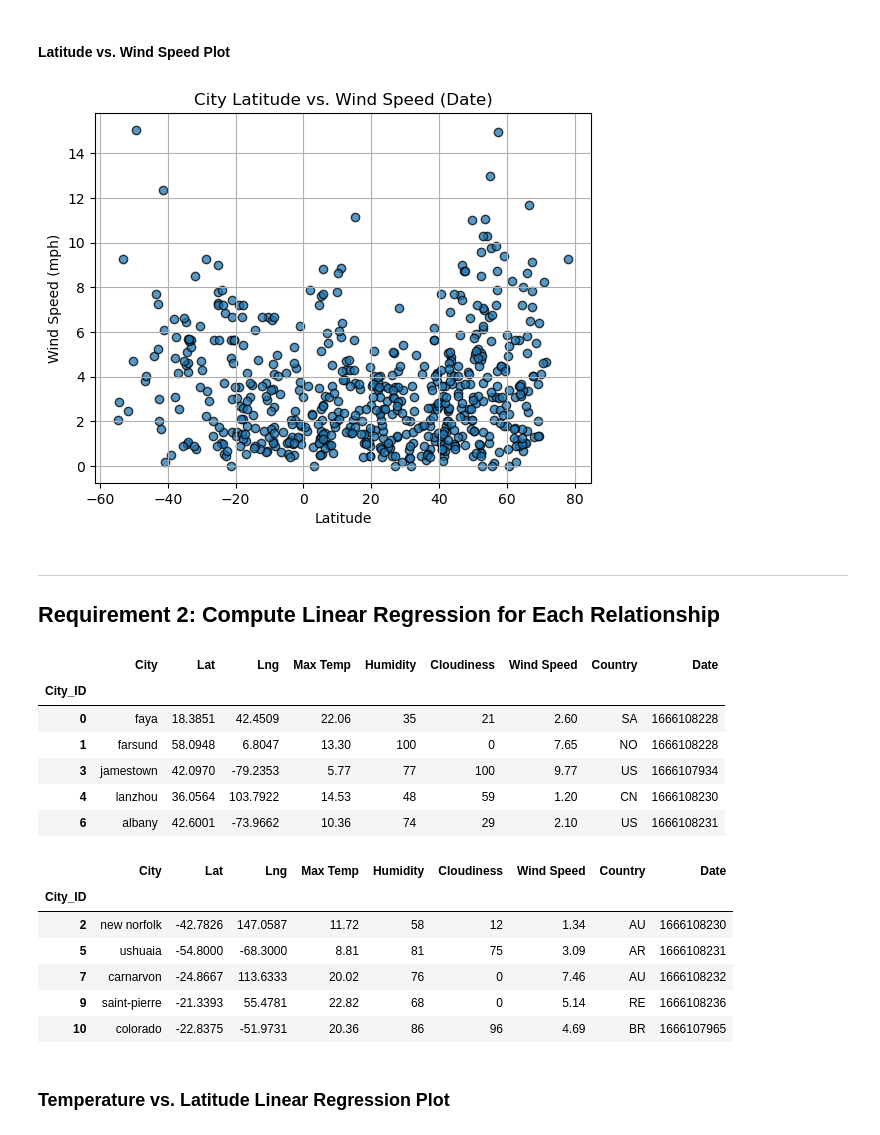
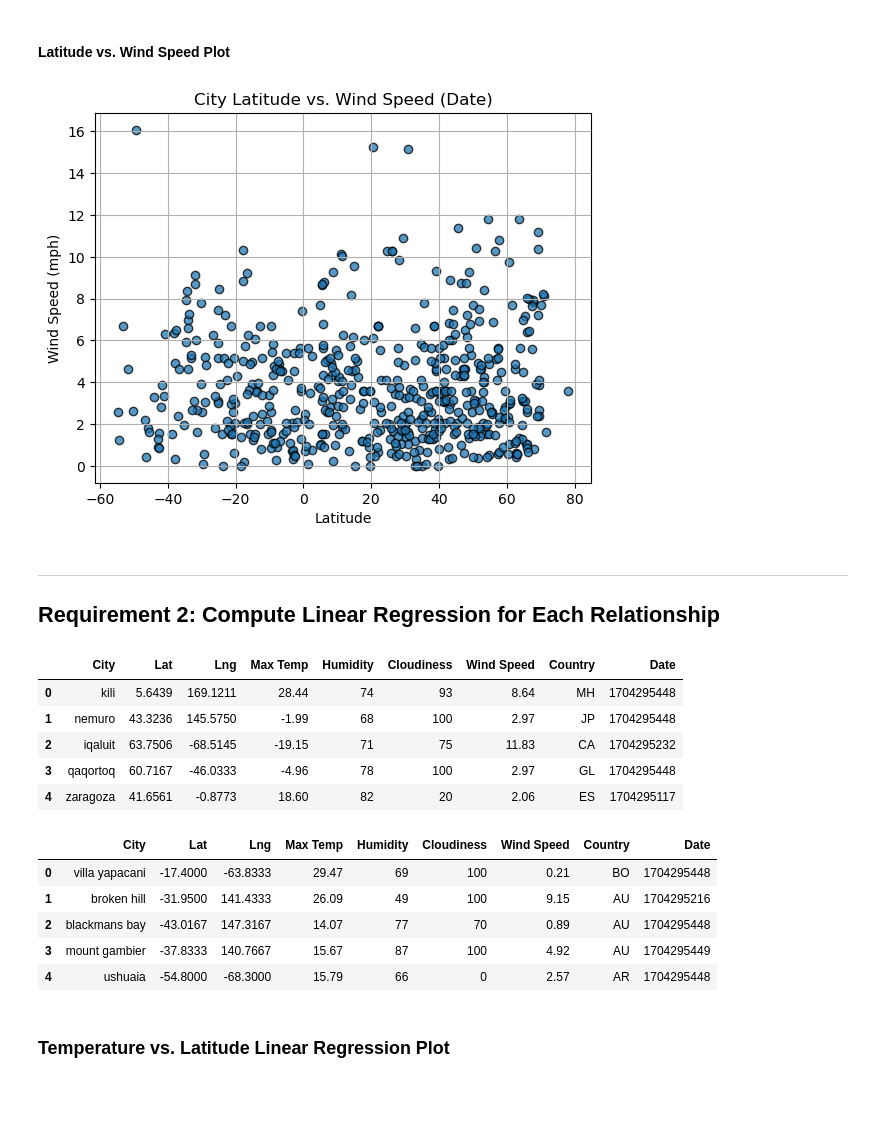
Before and after one commit to Thuwaiba2/Python-api-challenge, a Jupyter notebook: WeatherPy/WeatherPy - Copy (2).ipynb, the cells around one changed output. Drawn from its saved outputs; the diff is of its cells as text; code cells hidden in the pictures; blank space fills up the shorter version.

```diff
--- a/WeatherPy/WeatherPy - Copy (2).ipynb
+++ b/WeatherPy/WeatherPy - Copy (2).ipynb
@@ -55,8 +53,10 @@ Number of cities in the list: 609
 
 ### Use the OpenWeatherMap API to retrieve weather data from the cities list generated in the started code
 # %%
+import requests
+
 # Set the API base URL
-url = "https://api.openweathermap.org/data/2.5/weather?"
+url = "http://api.openweathermap.org/data/2.5/weather?"
 
 # Define an empty list to fetch the weather data for each city
 city_data = []
@@ -78,9 +78,10 @@ for i, city in enumerate(cities):
         record_count = 0
 
     # Create endpoint URL with each city
-    city_url = city_url = f"{url}q={city}&appid={weather_api_key}"
+   # city_url = f"{url}&q={city}&appid={weather_api_key}"
+    city_url = f"{url}appid={weather_api_key}&q={city}&units={units}"
 
-
+    units = "metric"
     # Log the url, record, and set numbers
     print("Processing Record %s of Set %s | %s" % (record_count, set_count, city))
 
@@ -250,11 +253,10 @@ plt.show()
 #### Latitude vs. Wind Speed Plot
 # %%
 # Build the scatter plots for latitude vs. wind speed
-# YOUR CODE HERE
+wind_speeds = [city["Wind Speed"] for city in city_data]
 plt.scatter(latitudes, wind_speeds, edgecolors="black", marker="o", alpha=0.75)
 
 # Incorporate the other graph properties
-# YOUR CODE HERE
 plt.title("City Latitude vs. Wind Speed (Date)")
 plt.xlabel("Latitude")
 plt.ylabel("Wind Speed (mph)")
@@ -265,7 +267,7 @@ plt.grid(True)
 # Show plot
 plt.show()
 # %% [output]
-[figure, old version]
+[figure, new version]
 # %% [markdown]
 ---
 
@@ -275,30 +282,27 @@ pe_slope, pe_int, pe_r, pe_p, pe_std_err = stats.linregress(year, petrol_electri
 # %%
 # Create a DataFrame with the Northern Hemisphere data (Latitude >= 0)
-# YOUR CODE HERE
-
+northern_hemi_df = pd.DataFrame([city for city in city_data if city["Lat"] >= 0])
 # Display sample data
 northern_hemi_df.head()
 # %% [output]
 |  | City | Lat | Lng | Max Temp | Humidity | Cloudiness | Wind Speed | Country | Date |
-| City_ID |  |  |  |  |  |  |  |  |  |
-| 0 | faya | 18.3851 | 42.4509 | 22.06 | 35 | 21 | 2.60 | SA | 1666108228 |
-| 1 | farsund | 58.0948 | 6.8047 | 13.30 | 100 | 0 | 7.65 | NO | 1666108228 |
-| 3 | jamestown | 42.0970 | -79.2353 | 5.77 | 77 | 100 | 9.77 | US | 1666107934 |
-| 4 | lanzhou | 36.0564 | 103.7922 | 14.53 | 48 | 59 | 1.20 | CN | 1666108230 |
-| 6 | albany | 42.6001 | -73.9662 | 10.36 | 74 | 29 | 2.10 | US | 1666108231 |
+| 0 | kili | 5.6439 | 169.1211 | 28.44 | 74 | 93 | 8.64 | MH | 1704295448 |
+| 1 | nemuro | 43.3236 | 145.5750 | -1.99 | 68 | 100 | 2.97 | JP | 1704295448 |
+| 2 | iqaluit | 63.7506 | -68.5145 | -19.15 | 71 | 75 | 11.83 | CA | 1704295232 |
+| 3 | qaqortoq | 60.7167 | -46.0333 | -4.96 | 78 | 100 | 2.97 | GL | 1704295448 |
+| 4 | zaragoza | 41.6561 | -0.8773 | 18.60 | 82 | 20 | 2.06 | ES | 1704295117 |
 # %%
 # Create a DataFrame with the Southern Hemisphere data (Latitude < 0)
-# YOUR CODE HERE
+southern_hemi_df = pd.DataFrame([city for city in city_data if city["Lat"] < 0])
 
 # Display sample data
 southern_hemi_df.head()
 # %% [output]
 |  | City | Lat | Lng | Max Temp | Humidity | Cloudiness | Wind Speed | Country | Date |
-| City_ID |  |  |  |  |  |  |  |  |  |
-| 2 | new norfolk | -42.7826 | 147.0587 | 11.72 | 58 | 12 | 1.34 | AU | 1666108230 |
-| 5 | ushuaia | -54.8000 | -68.3000 | 8.81 | 81 | 75 | 3.09 | AR | 1666108231 |
-| 7 | carnarvon | -24.8667 | 113.6333 | 20.02 | 76 | 0 | 7.46 | AU | 1666108232 |
-| 9 | saint-pierre | -21.3393 | 55.4781 | 22.82 | 68 | 0 | 5.14 | RE | 1666108236 |
-| 10 | colorado | -22.8375 | -51.9731 | 20.36 | 86 | 96 | 4.69 | BR | 1666107965 |
+| 0 | villa yapacani | -17.4000 | -63.8333 | 29.47 | 69 | 100 | 0.21 | BO | 1704295448 |
+| 1 | broken hill | -31.9500 | 141.4333 | 26.09 | 49 | 100 | 9.15 | AU | 1704295216 |
+| 2 | blackmans bay | -43.0167 | 147.3167 | 14.07 | 77 | 70 | 0.89 | AU | 1704295448 |
+| 3 | mount gambier | -37.8333 | 140.7667 | 15.67 | 87 | 100 | 4.92 | AU | 1704295449 |
+| 4 | ushuaia | -54.8000 | -68.3000 | 15.79 | 66 | 0 | 2.57 | AR | 1704295448 |
 # %% [markdown]
 ###  Temperature vs. Latitude Linear Regression Plot
```
Also changed, not shown: parts of 27 cells of this notebook, 8 other files.
